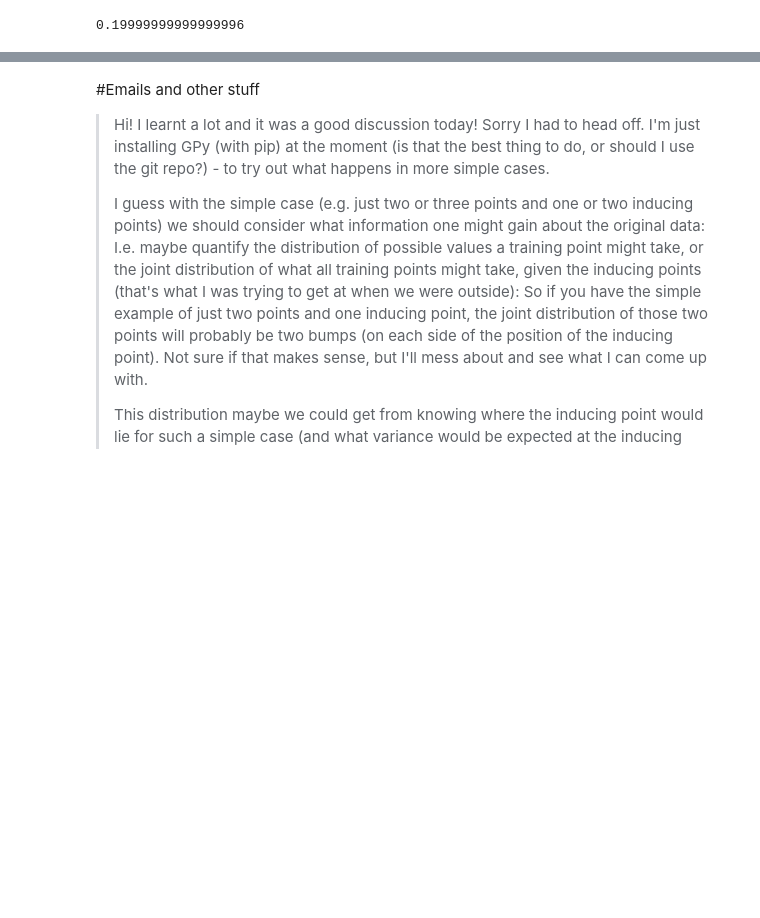
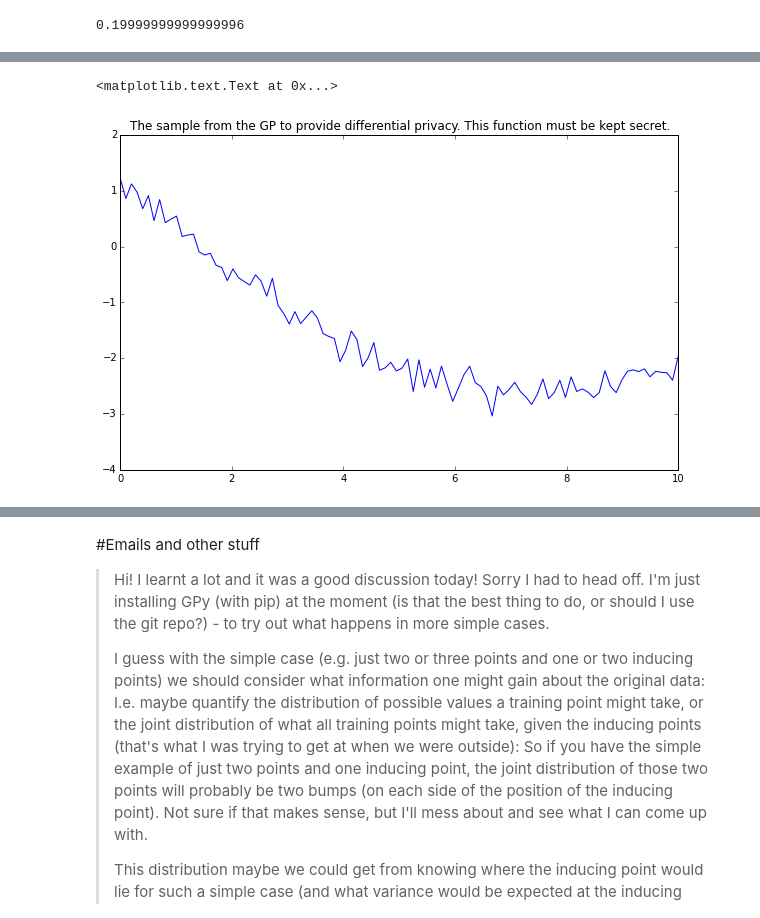
Before and after one commit to scikic/virtual, a Jupyter notebook: Virtual Patients.ipynb, the cells around one changed output, grey strips where cells are left out. Drawn from its saved outputs; the diff is of its cells as text; code cells hidden in the pictures; blank space fills up the shorter version.

```diff
--- a/Virtual Patients.ipynb
+++ b/Virtual Patients.ipynb
@@ -806,0 +844,10 @@ For example, $N = 3$, $y_{max}=10$ we also must ensure that $x$ is at least a ce
+# %%
+Nout = 100
+x = np.linspace(0,10,Nout)
+x = x[:,None]
+G = np.random.multivariate_normal(np.zeros(Nout),m.kern.K(x)+np.eye(Nout)*np.sqrt(noise_var)).reshape(-1,1)
+plot(x,G)
+plt.title('The sample from the GP to provide differential privacy. This function must be kept secret.')
+# %% [output]
+<matplotlib.text.Text at 0x...>
+[figure, added]
```
Also changed, not shown: parts of 7 cells of this notebook.
